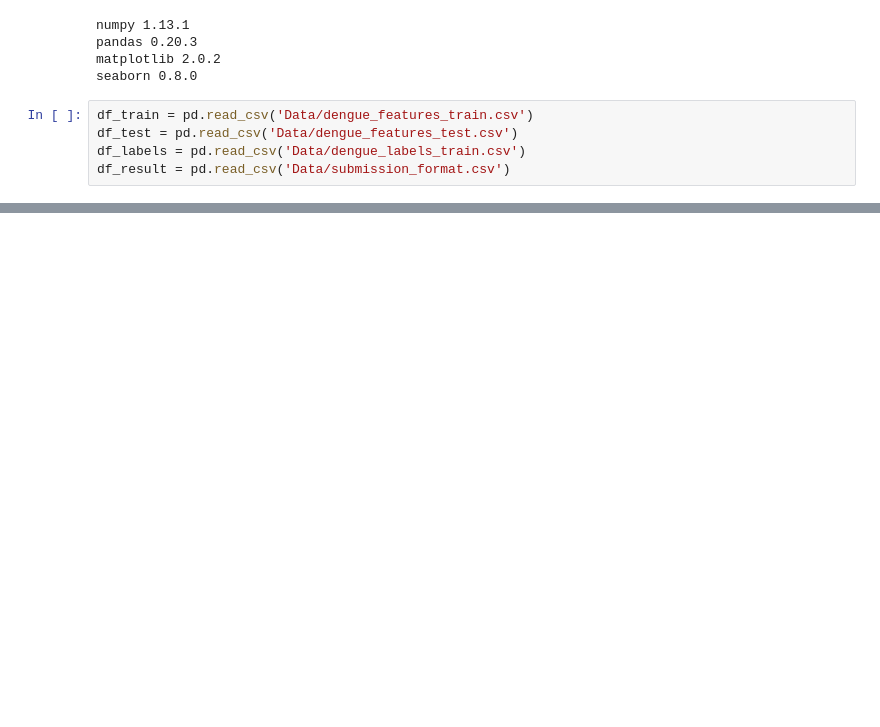
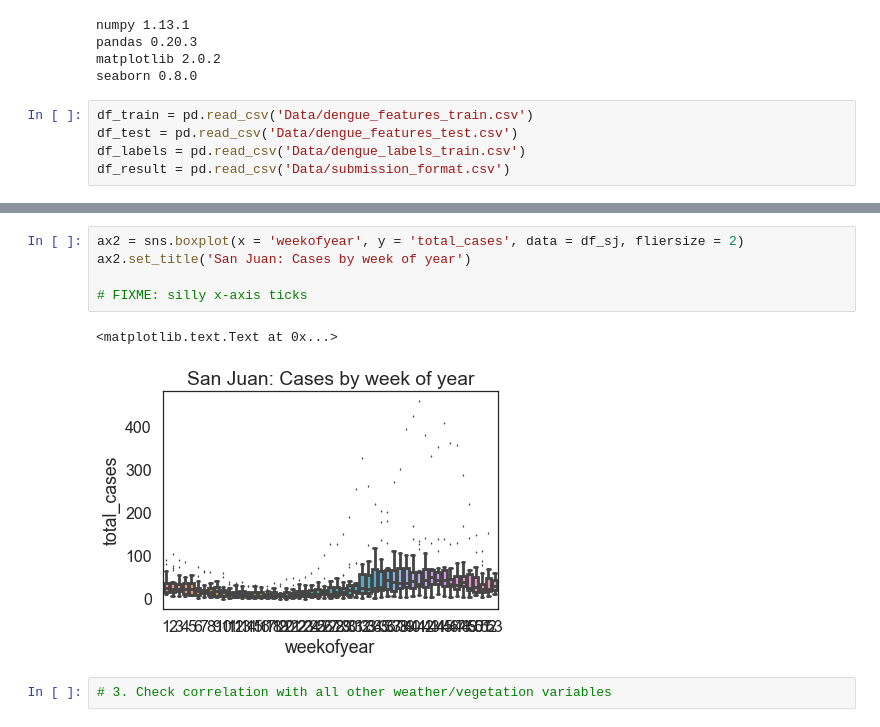
Before and after one commit to vu203/Fever, a Jupyter notebook: Fever.ipynb, the cells around one changed output, grey strips where cells are left out. Cells and saved outputs as stored; diff of their text form; blank space fills up the shorter version.

```diff
--- a/Fever.ipynb
+++ b/Fever.ipynb
@@ -244,0 +127,10 @@ plt.xticks(rotation=45)
+# %%
+ax2 = sns.boxplot(x = 'weekofyear', y = 'total_cases', data = df_sj, fliersize = 2)
+ax2.set_title('San Juan: Cases by week of year')
+
+# FIXME: silly x-axis ticks
+# %% [output]
+<matplotlib.text.Text at 0x...>
+[figure, added]
+# %%
+# 3. Check correlation with all other weather/vegetation variables
```
Also changed, not shown: parts of 48 cells of this notebook.
